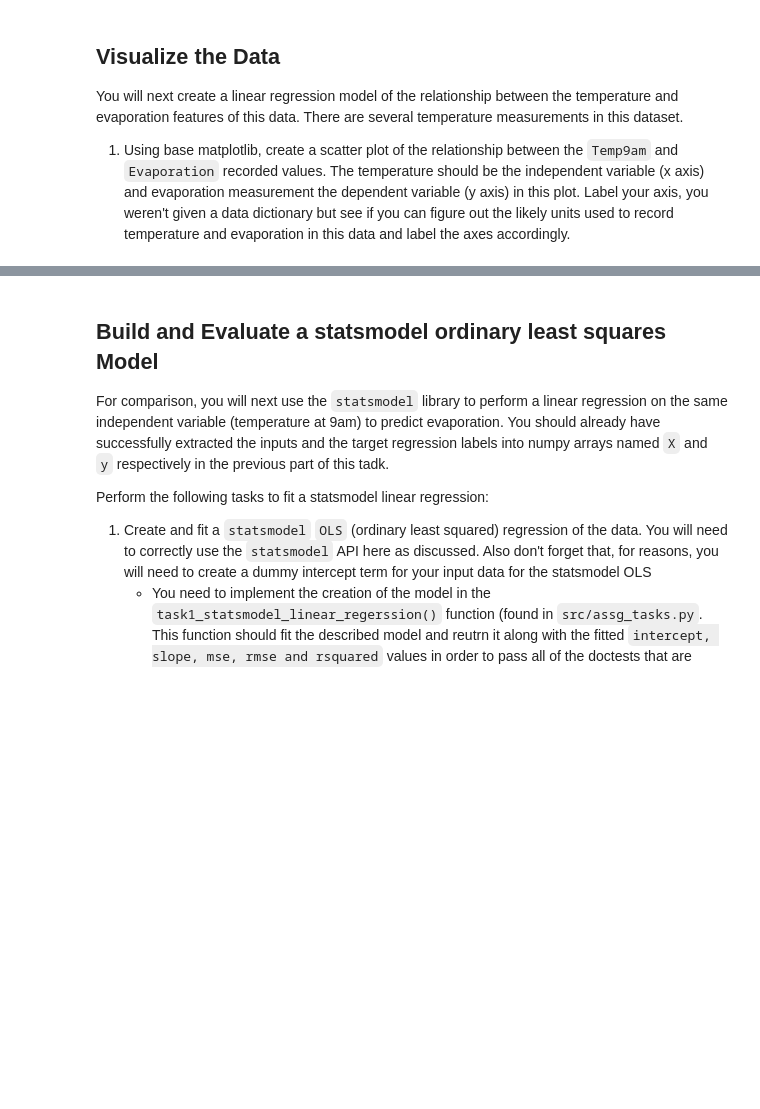
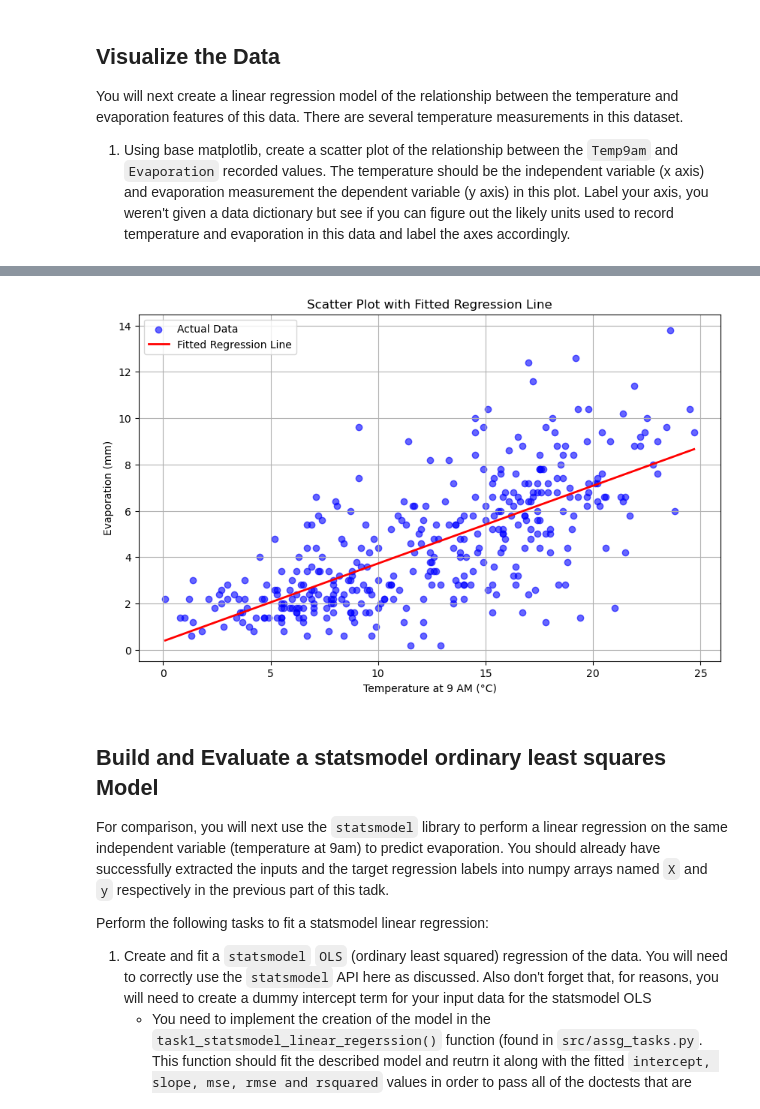
Before and after one commit to masteraitamuc/ass02, a Jupyter notebook: notebooks/Assg-02-Scikit-Learn-statsmodel.ipynb, the cells around one changed output, grey strips where cells are left out. Saved outputs shown, nothing was run; the diff lists cells and outputs as text; code cells hidden in the pictures; blank space fills up the shorter version.

```diff
--- a/notebooks/Assg-02-Scikit-Learn-statsmodel.ipynb
+++ b/notebooks/Assg-02-Scikit-Learn-statsmodel.ipynb
@@ -172,6 +256,9 @@ predict evaporation (dependent variable). Perform the following tasks:
    (exactly) match the one shown in this figure.
 
 ![Regression Model Result](../figures/assg-02-regression-result.png)
+# %%
+df['Temp9am'] = df['Temp9am'].fillna(df['Temp9am'].mean())
+df['Evaporation'] = df['Evaporation'].fillna(df['Evaporation'].mean())
 # %%
 # 1. extract the X input feature for the linear regression, ensure it is a numpy
 # array of the correct expected shape, remove/replace the X declaration here
@@ -230,3 +321,24 @@ sklearn R^2 score:  0.0
+# %%
+# 4. replot scatter plot of data adding in fitted regression model line to plot
+X_range = np.linspace(X.min(), X.max(), 100).reshape(-1, 1)  # Create range for smooth line
+y_pred = model.predict(X_range)
+
+# Step 4: Plot Scatter plot + Regression Line
+plt.figure(figsize=(10, 6))
+plt.scatter(df['Temp9am'], df['Evaporation'], alpha=0.6, label='Actual Data', color='blue')
+plt.plot(X_range, y_pred, color='red', label='Fitted Regression Line', linewidth=2)
+
+# Step 5: Formatting plot
+plt.xlabel('Temperature at 9 AM (°C)')
+plt.ylabel('Evaporation (mm)')
+plt.title('Scatter Plot with Fitted Regression Line')
+plt.legend()
+plt.grid(True)
+
+# Show plot
+plt.show()
+# %% [output]
+[figure, added]
 # %% [markdown]
 ## Build and Evaluate a statsmodel ordinary least squares Model
 
```
Also changed, not shown: parts of 39 cells of this notebook, 2 other files.
